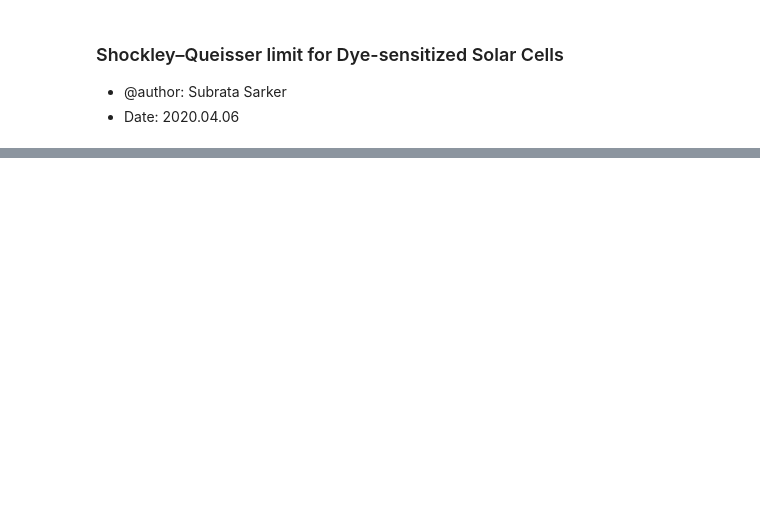
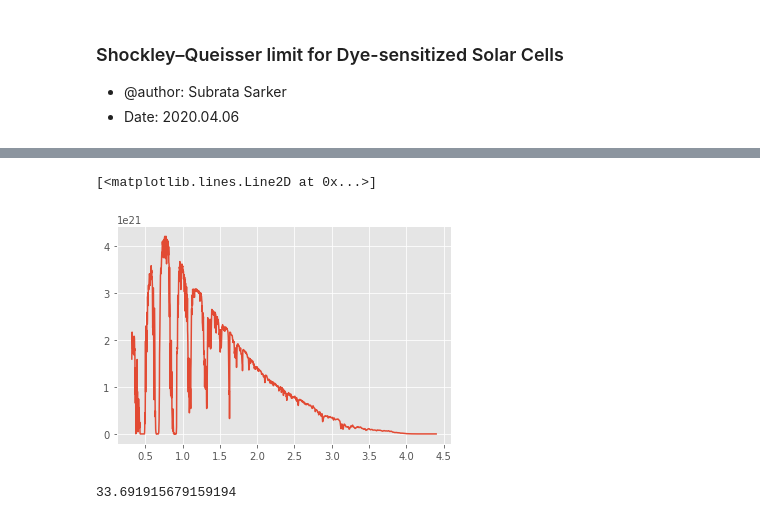
Before and after one commit to picklu/Shockley-Queisser-limit, a Jupyter notebook: SQ_limit_DSSCs.ipynb, the cells around one changed output, grey strips where cells are left out. Saved outputs shown, nothing was run; the diff lists cells and outputs as text; code cells hidden in the pictures; blank space fills up the shorter version.

```diff
--- a/SQ_limit_DSSCs.ipynb
+++ b/SQ_limit_DSSCs.ipynb
@@ -329,0 +331,5 @@ plt.show()
+# %%
+plt.plot(SQ.Es, SQ.AM15flux)
+# %% [output]
+[<matplotlib.lines.Line2D at 0x...>]
+[figure, added]
@@ -329,0 +338,4 @@ plt.show()
+# %%
+print(params['PCE'])
+# %% [output]
+33.691915679159194
```
Also changed, not shown: parts of 5 cells of this notebook.
